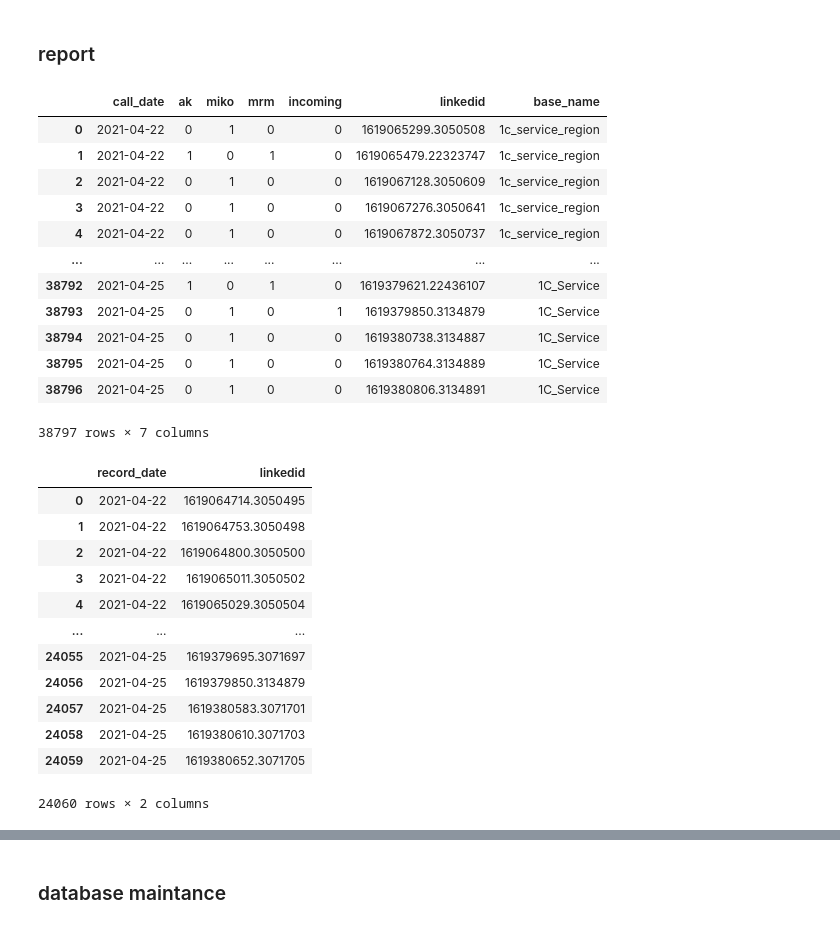
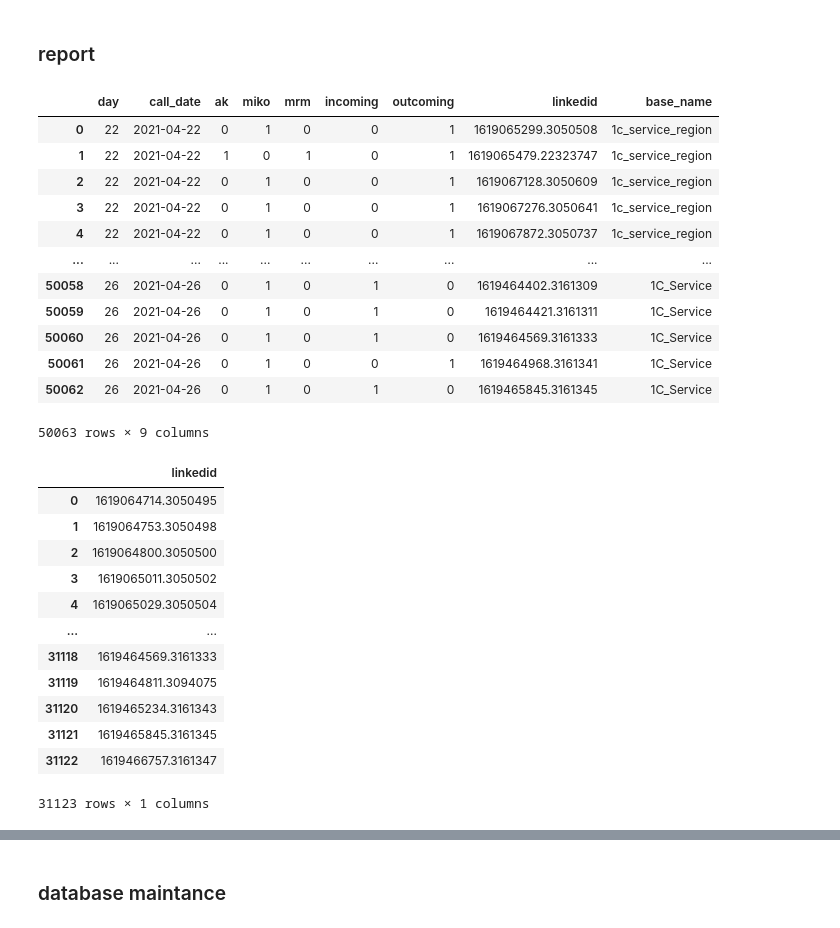
Before and after one commit to format37/call_centre_stt_server, a Jupyter notebook: monitoring/mysql.ipynb, the cells around one changed output, grey strips where cells are left out. Cells and saved outputs as stored; diff of their text form; code cells hidden in the pictures.

```diff
--- a/monitoring/mysql.ipynb
+++ b/monitoring/mysql.ipynb
@@ -164,47 +181,48 @@ tr
 # %%
 # calls
 #query = "SELECT cast(call_date as date), ak, miko, mrm, incoming, linkedid, base_name from calls;"
-query = "SELECT date(call_date) as call_date, ak, miko, mrm, incoming, linkedid, base_name from calls;"
+query = "SELECT day(call_date) as day, date(call_date) as call_date, ak, miko, mrm, incoming, not incoming as outcoming, linkedid, base_name from calls;"
 #query = "SELECT * from calls;"
 calls = pd.read_sql(query, con = calls_conn)
 date_min = calls.call_date.min()
 date_max = calls.call_date.max()
 #calls.drop(['id'], axis = 1, inplace = True)
 calls
 # %% [output]
-|  | call_date | ak | miko | mrm | incoming | linkedid | base_name |
-| 0 | 2021-04-22 | 0 | 1 | 0 | 0 | 1619065299.3050508 | 1c_service_region |
-| 1 | 2021-04-22 | 1 | 0 | 1 | 0 | 1619065479.22323747 | 1c_service_region |
-| 2 | 2021-04-22 | 0 | 1 | 0 | 0 | 1619067128.3050609 | 1c_service_region |
-| 3 | 2021-04-22 | 0 | 1 | 0 | 0 | 1619067276.3050641 | 1c_service_region |
-| 4 | 2021-04-22 | 0 | 1 | 0 | 0 | 1619067872.3050737 | 1c_service_region |
-| ... | ... | ... | ... | ... | ... | ... | ... |
-| 38792 | 2021-04-25 | 1 | 0 | 1 | 0 | 1619379621.22436107 | 1C_Service |
-| 38793 | 2021-04-25 | 0 | 1 | 0 | 1 | 1619379850.3134879 | 1C_Service |
-| 38794 | 2021-04-25 | 0 | 1 | 0 | 0 | 1619380738.3134887 | 1C_Service |
-| 38795 | 2021-04-25 | 0 | 1 | 0 | 0 | 1619380764.3134889 | 1C_Service |
-| 38796 | 2021-04-25 | 0 | 1 | 0 | 0 | 1619380806.3134891 | 1C_Service |
+|  | day | call_date | ak | miko | mrm | incoming | outcoming | linkedid | base_name |
+| 0 | 22 | 2021-04-22 | 0 | 1 | 0 | 0 | 1 | 1619065299.3050508 | 1c_service_region |
+| 1 | 22 | 2021-04-22 | 1 | 0 | 1 | 0 | 1 | 1619065479.22323747 | 1c_service_region |
+| 2 | 22 | 2021-04-22 | 0 | 1 | 0 | 0 | 1 | 1619067128.3050609 | 1c_service_region |
+| 3 | 22 | 2021-04-22 | 0 | 1 | 0 | 0 | 1 | 1619067276.3050641 | 1c_service_region |
+| 4 | 22 | 2021-04-22 | 0 | 1 | 0 | 0 | 1 | 1619067872.3050737 | 1c_service_region |
+| ... | ... | ... | ... | ... | ... | ... | ... | ... | ... |
+| 50058 | 26 | 2021-04-26 | 0 | 1 | 0 | 1 | 0 | 1619464402.3161309 | 1C_Service |
+| 50059 | 26 | 2021-04-26 | 0 | 1 | 0 | 1 | 0 | 1619464421.3161311 | 1C_Service |
+| 50060 | 26 | 2021-04-26 | 0 | 1 | 0 | 1 | 0 | 1619464569.3161333 | 1C_Service |
+| 50061 | 26 | 2021-04-26 | 0 | 1 | 0 | 0 | 1 | 1619464968.3161341 | 1C_Service |
+| 50062 | 26 | 2021-04-26 | 0 | 1 | 0 | 1 | 0 | 1619465845.3161345 | 1C_Service |
-38797 rows × 7 columns
+50063 rows × 9 columns
 # %%
 date_from = datetime.datetime.strptime(str(date_min), '%Y-%m-%d').strftime('%Y%m%d %H:%M:%S.000')
 date_toto = datetime.datetime.strptime(str(date_max), '%Y-%m-%d').strftime('%Y%m%d %H:%M:%S.000')
 # %%
 # transcribations
-query = "SELECT distinct cast(record_date as date) as record_date, linkedid from transcribations"
+#query = "SELECT distinct cast(record_date as date) as record_date, linkedid from transcribations"
+query = "SELECT distinct linkedid from transcribations"
 query += " where cast(record_date as date)>='"+date_from+"' and cast(record_date as date)<='"+date_toto+"';"
 trans = pd.read_sql(query, con = trans_conn)
 trans
 # %% [output]
-|  | record_date | linkedid |
-| 0 | 2021-04-22 | 1619064714.3050495 |
-| 1 | 2021-04-22 | 1619064753.3050498 |
-| 2 | 2021-04-22 | 1619064800.3050500 |
-| 3 | 2021-04-22 | 1619065011.3050502 |
-| 4 | 2021-04-22 | 1619065029.3050504 |
-| ... | ... | ... |
-| 24055 | 2021-04-25 | 1619379695.3071697 |
-| 24056 | 2021-04-25 | 1619379850.3134879 |
-| 24057 | 2021-04-25 | 1619380583.3071701 |
-| 24058 | 2021-04-25 | 1619380610.3071703 |
-| 24059 | 2021-04-25 | 1619380652.3071705 |
+|  | linkedid |
+| 0 | 1619064714.3050495 |
+| 1 | 1619064753.3050498 |
+| 2 | 1619064800.3050500 |
+| 3 | 1619065011.3050502 |
+| 4 | 1619065029.3050504 |
+| ... | ... |
+| 31118 | 1619464569.3161333 |
+| 31119 | 1619464811.3094075 |
+| 31120 | 1619465234.3161343 |
+| 31121 | 1619465845.3161345 |
+| 31122 | 1619466757.3161347 |
-24060 rows × 2 columns
+31123 rows × 1 columns
```
Also changed, not shown: parts of 30 cells of this notebook, 2 other files.
